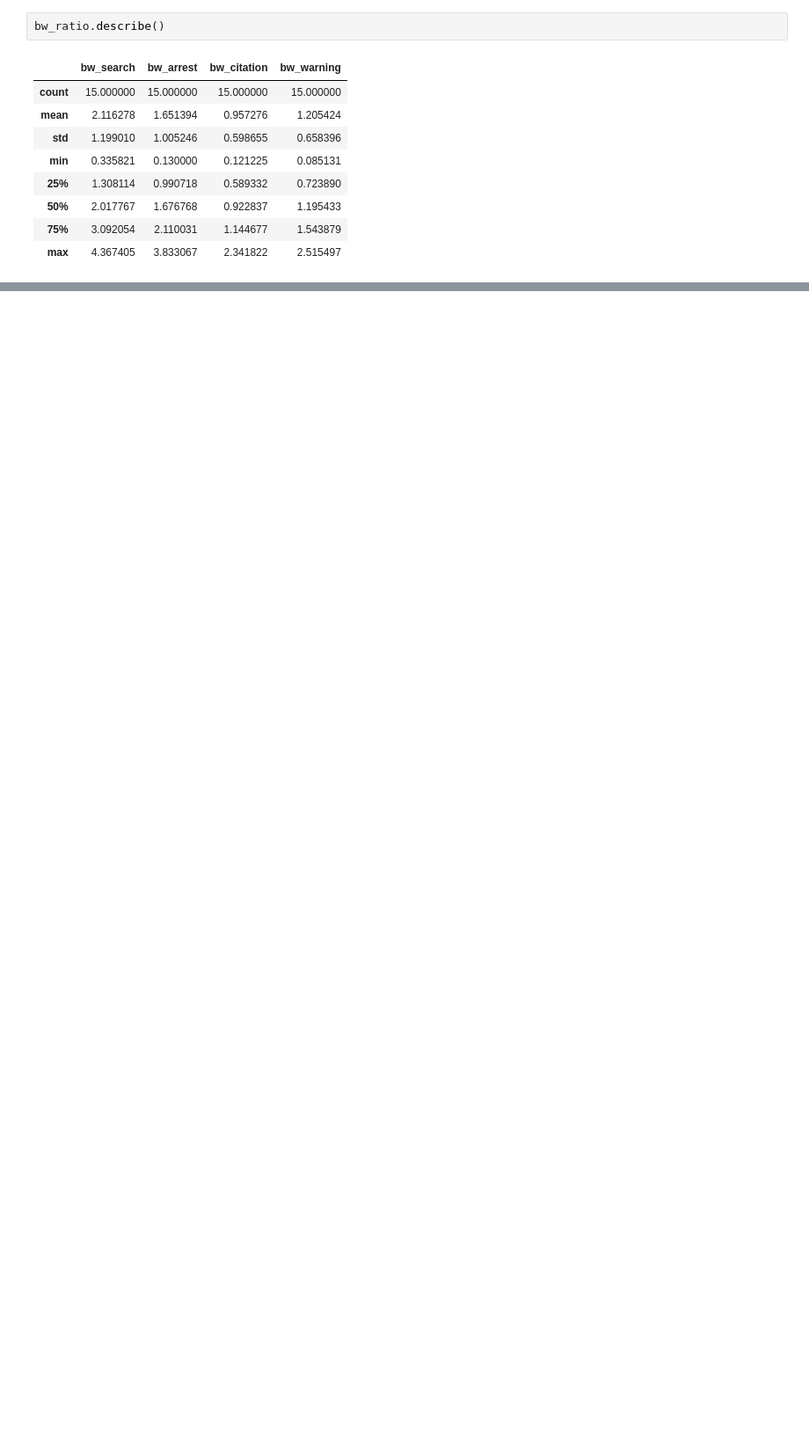
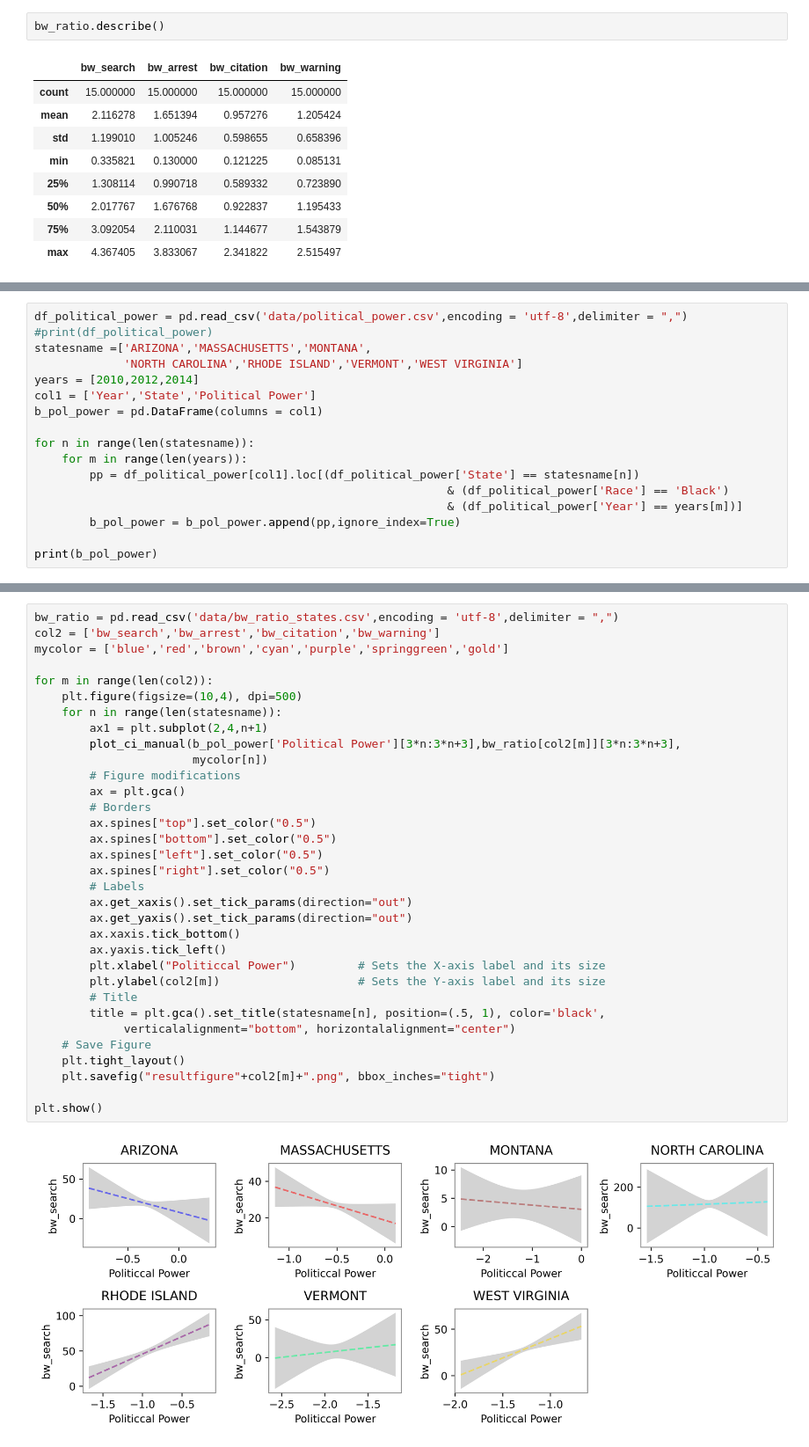
Before and after one commit to yljblues/ADA2020, a Jupyter notebook: P4.ipynb, the cells around one changed output, grey strips where cells are left out. Shown at 88% size. Saved outputs shown, nothing was run; the diff lists cells and outputs as text; blank space fills up the shorter version.

```diff
--- a/P4.ipynb
+++ b/P4.ipynb
@@ -144,0 +146,17 @@ bw_ratio.describe()
+# %%
+df_political_power = pd.read_csv('data/political_power.csv',encoding = 'utf-8',delimiter = ",")
+#print(df_political_power)
+statesname =['ARIZONA','MASSACHUSETTS','MONTANA',
+             'NORTH CAROLINA','RHODE ISLAND','VERMONT','WEST VIRGINIA']
+years = [2010,2012,2014]
+col1 = ['Year','State','Political Power']
+b_pol_power = pd.DataFrame(columns = col1)
+
+for n in range(len(statesname)):
+    for m in range(len(years)):
+        pp = df_political_power[col1].loc[(df_political_power['State'] == statesname[n])
+                                                            & (df_political_power['Race'] == 'Black')
+                                                            & (df_political_power['Year'] == years[m])]
+        b_pol_power = b_pol_power.append(pp,ignore_index=True)
+
+print(b_pol_power)
@@ -144,0 +221,35 @@ bw_ratio.describe()
+# %%
+bw_ratio = pd.read_csv('data/bw_ratio_states.csv',encoding = 'utf-8',delimiter = ",")
+col2 = ['bw_search','bw_arrest','bw_citation','bw_warning']
+mycolor = ['blue','red','brown','cyan','purple','springgreen','gold']
+
+for m in range(len(col2)):
+    plt.figure(figsize=(10,4), dpi=500)
+    for n in range(len(statesname)):
+        ax1 = plt.subplot(2,4,n+1)
+        plot_ci_manual(b_pol_power['Political Power'][3*n:3*n+3],bw_ratio[col2[m]][3*n:3*n+3],
+                       mycolor[n])
+        # Figure modifications
+        ax = plt.gca()
+        # Borders
+        ax.spines["top"].set_color("0.5")
+        ax.spines["bottom"].set_color("0.5")
+        ax.spines["left"].set_color("0.5")
+        ax.spines["right"].set_color("0.5")
+        # Labels
+        ax.get_xaxis().set_tick_params(direction="out")
+        ax.get_yaxis().set_tick_params(direction="out")
+        ax.xaxis.tick_bottom()
+        ax.yaxis.tick_left()
+        plt.xlabel("Politiccal Power")         # Sets the X-axis label and its size
+        plt.ylabel(col2[m])                    # Sets the Y-axis label and its size
+        # Title
+        title = plt.gca().set_title(statesname[n], position=(.5, 1), color='black',
+             verticalalignment="bottom", horizontalalignment="center")
+    # Save Figure
+    plt.tight_layout()
+    plt.savefig("resultfigure"+col2[m]+".png", bbox_inches="tight")
+
+plt.show()
+# %% [output]
+[figure, added]
```
Also changed, not shown: parts of 7 cells of this notebook, 1 other file.
